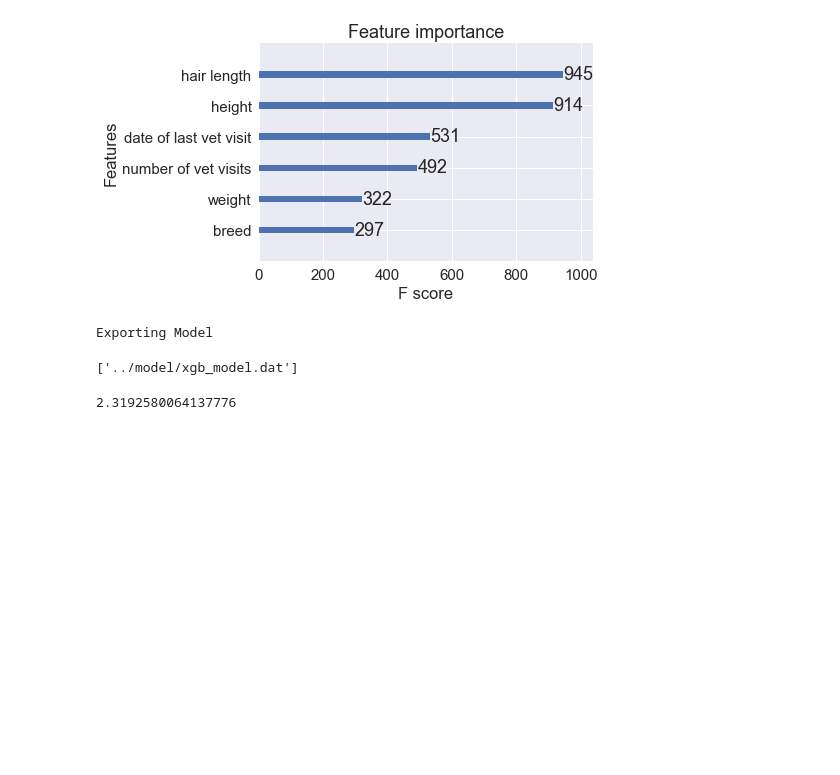
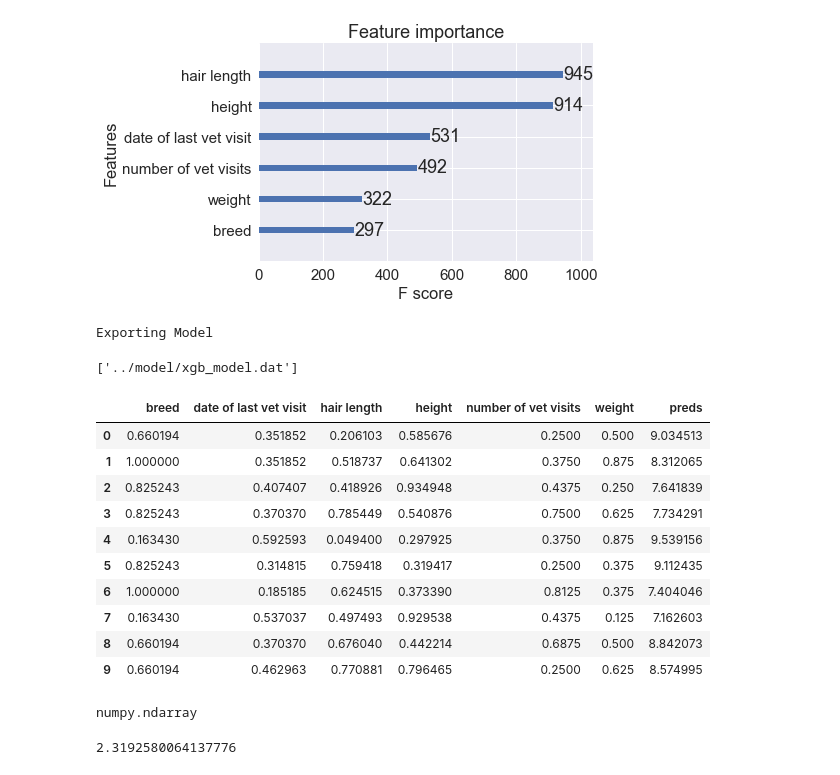
Before and after one commit to Lee-SL/machineLearningCodeChallenge, a Jupyter notebook: JupyterNotebooks/scratchpad.ipynb, the cells around one changed output. Saved outputs shown, nothing was run; the diff lists cells and outputs as text; code cells hidden in the pictures; blank space fills up the shorter version.

Commit message:
finished up prediction files

```diff
--- a/JupyterNotebooks/scratchpad.ipynb
+++ b/JupyterNotebooks/scratchpad.ipynb
@@ -15,3 +15,8 @@ cats = cats[inputCols]
 #continue..
 #Train would expect age at death
 #predict would not expect age at death
+# %%
+predict_cols=['breed','date of last vet visit','hair length','height','number of vet visits','weight']
+cats = pd.read_csv('../input/cats.csv')
+cats = cats[predict_cols]
+cats.to_csv('../input/cats_pred.csv')
@@ -292,6 +308,26 @@ clf= joblib.load("../model/xgb_model.dat")
 validmat = xgb.DMatrix(valid)
 
 valid_pred = clf.predict(validmat)
+# %%
+valid["preds"] = valid_pred
+# %%
+valid.head(10)
+# %% [output]
+|  | breed | date of last vet visit | hair length | height | number of vet visits | weight | preds |
+| 0 | 0.660194 | 0.351852 | 0.206103 | 0.585676 | 0.2500 | 0.500 | 9.034513 |
+| 1 | 1.000000 | 0.351852 | 0.518737 | 0.641302 | 0.3750 | 0.875 | 8.312065 |
+| 2 | 0.825243 | 0.407407 | 0.418926 | 0.934948 | 0.4375 | 0.250 | 7.641839 |
+| 3 | 0.825243 | 0.370370 | 0.785449 | 0.540876 | 0.7500 | 0.625 | 7.734291 |
+| 4 | 0.163430 | 0.592593 | 0.049400 | 0.297925 | 0.3750 | 0.875 | 9.539156 |
+| 5 | 0.825243 | 0.314815 | 0.759418 | 0.319417 | 0.2500 | 0.375 | 9.112435 |
+| 6 | 1.000000 | 0.185185 | 0.624515 | 0.373390 | 0.8125 | 0.375 | 7.404046 |
+| 7 | 0.163430 | 0.537037 | 0.497493 | 0.929538 | 0.4375 | 0.125 | 7.162603 |
+| 8 | 0.660194 | 0.370370 | 0.676040 | 0.442214 | 0.6875 | 0.500 | 8.842073 |
+| 9 | 0.660194 | 0.462963 | 0.770881 | 0.796465 | 0.2500 | 0.625 | 8.574995 |
+# %%
+type(valid_pred)
+# %% [output]
+numpy.ndarray
 # %%
 valid_mae = mean_absolute_error(valid_y, valid_pred)
 print(valid_mae)
```
Also changed, not shown: parts of 2 cells of this notebook, 9 other files.
